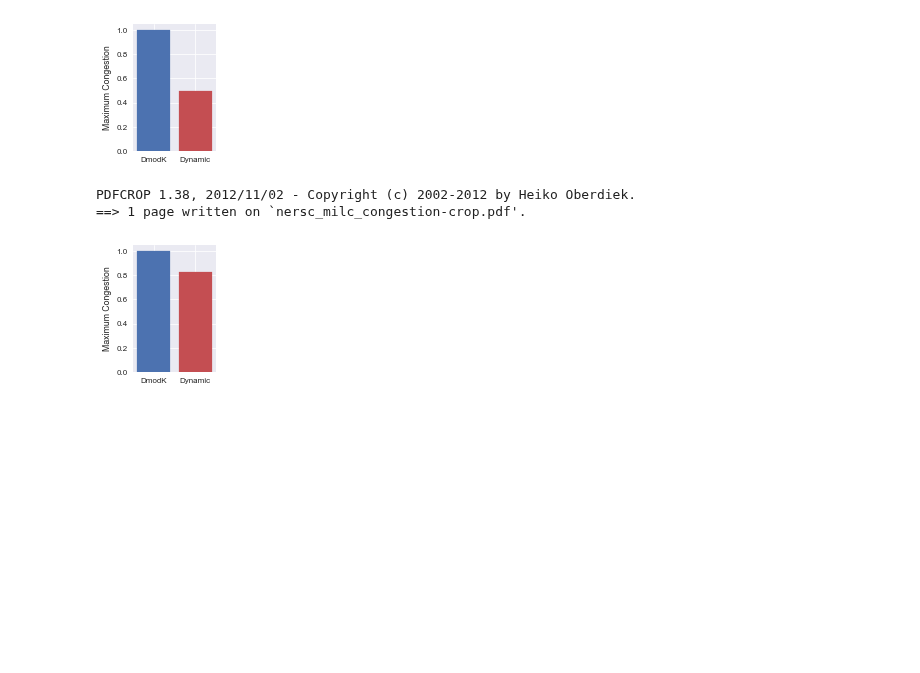
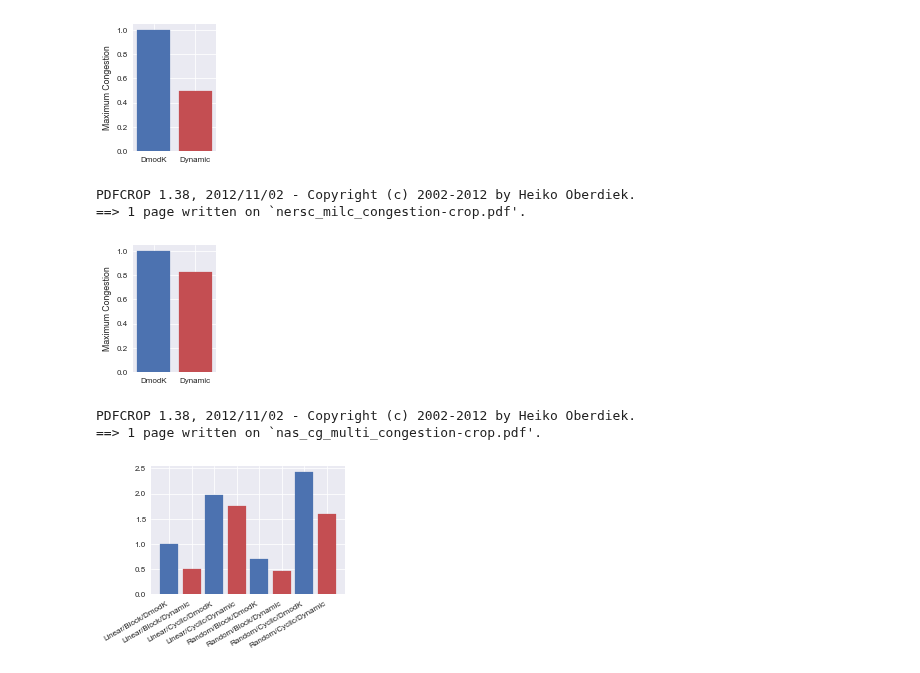
Before and after one commit to keichi/hpcmaspa17-pfanalyzer, a Jupyter notebook: img/plot.ipynb, the cells around one changed output. Saved outputs shown, nothing was run; the diff lists cells and outputs as text; code cells hidden in the pictures; blank space fills up the shorter version.

```diff
--- a/img/plot.ipynb
+++ b/img/plot.ipynb
@@ -188,3 +188,46 @@ fig.savefig("nersc_milc_congestion.pdf")
 PDFCROP 1.38, 2012/11/02 - Copyright (c) 2002-2012 by Heiko Oberdiek.
 ==> 1 page written on `nersc_milc_congestion-crop.pdf'.
 [figure]
+# %%
+pal = sns.color_palette()
+
+y = np.array([1,
+                        0.500022154,
+                        1.975045414,
+                        1.750011088,
+                        0.703004215,
+                        0.46086997,
+                        2.420460534,
+                        1.590722326])
+x = np.arange(y.size)
+
+fig, ax = plt.subplots()
+fig.subplots_adjust(left=.2, bottom=.3, right=.97, top=.97)
+
+bars = ax.bar(x, y)
+ax.set_xticks(x)
+ax.set_xticklabels(["Linear/Block/DmodK",
+                                  "Linear/Block/Dynamic",
+                                  "Linear/Cyclic/DmodK",
+                                  "Linear/Cyclic/Dynamic",
+                                  "Random/Block/DmodK",
+                                  "Random/Block/Dynamic",
+                                  "Random/Cyclic/DmodK",
+                                  "Random/Cyclic/Dynamic"],
+                                 rotation=30, ha="right")
+
+for i, bar in enumerate(bars):
+    if i % 2 == 0:
+        bar.set_color(pal[0])
+    else:
+        bar.set_color(pal[2])
+
+fig.set_size_inches(w, h+.5)
+fig.savefig("nas_cg_multi_congestion.pdf")
+
+!pdfcrop nas_cg_multi_congestion.pdf
+!mv nas_cg_multi_congestion-crop.pdf nas_cg_multi_congestion.pdf
+# %% [output]
+PDFCROP 1.38, 2012/11/02 - Copyright (c) 2002-2012 by Heiko Oberdiek.
+==> 1 page written on `nas_cg_multi_congestion-crop.pdf'.
+[figure, added]
```
Also changed, not shown: parts of 1 cell of this notebook, 3 other files.
